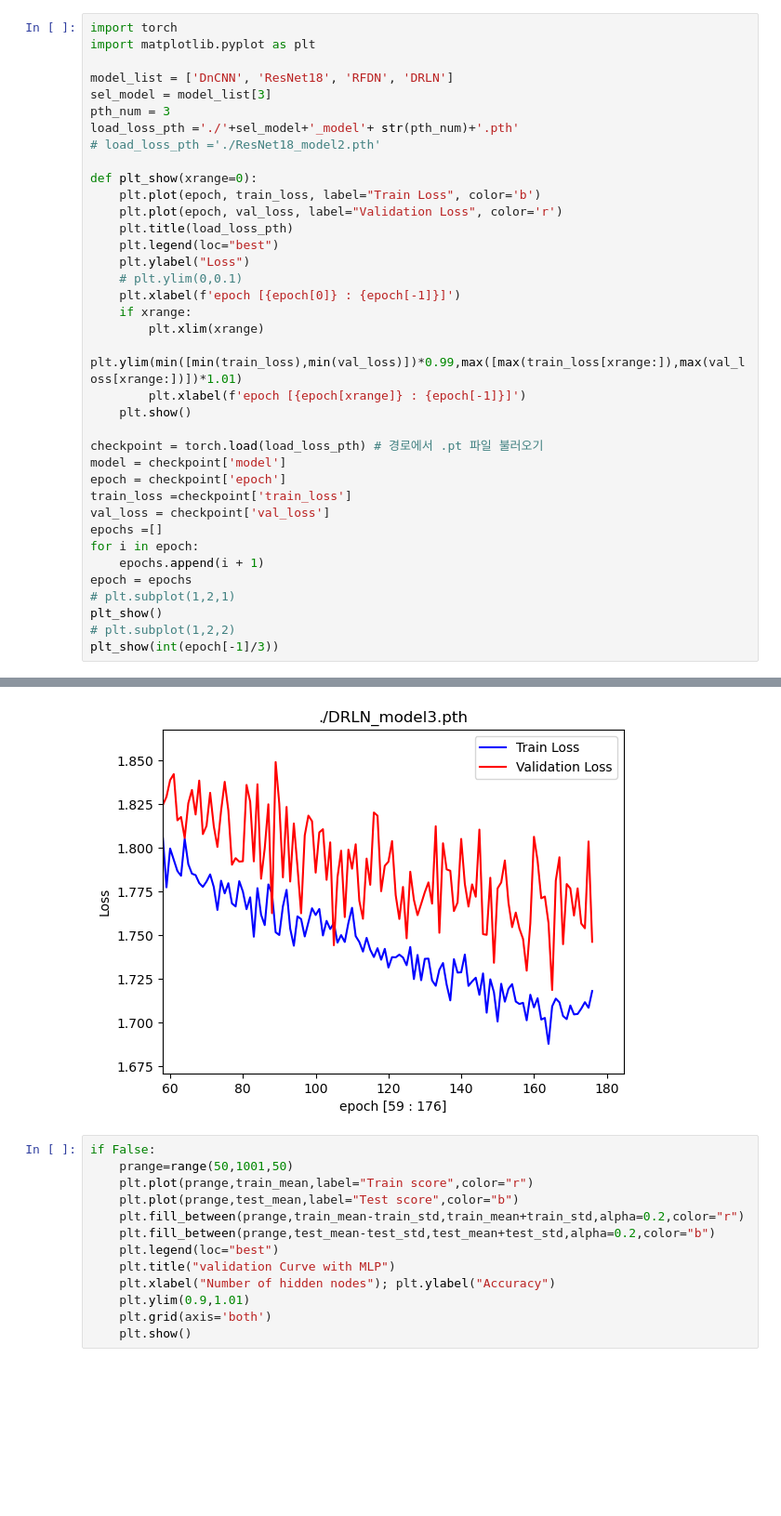
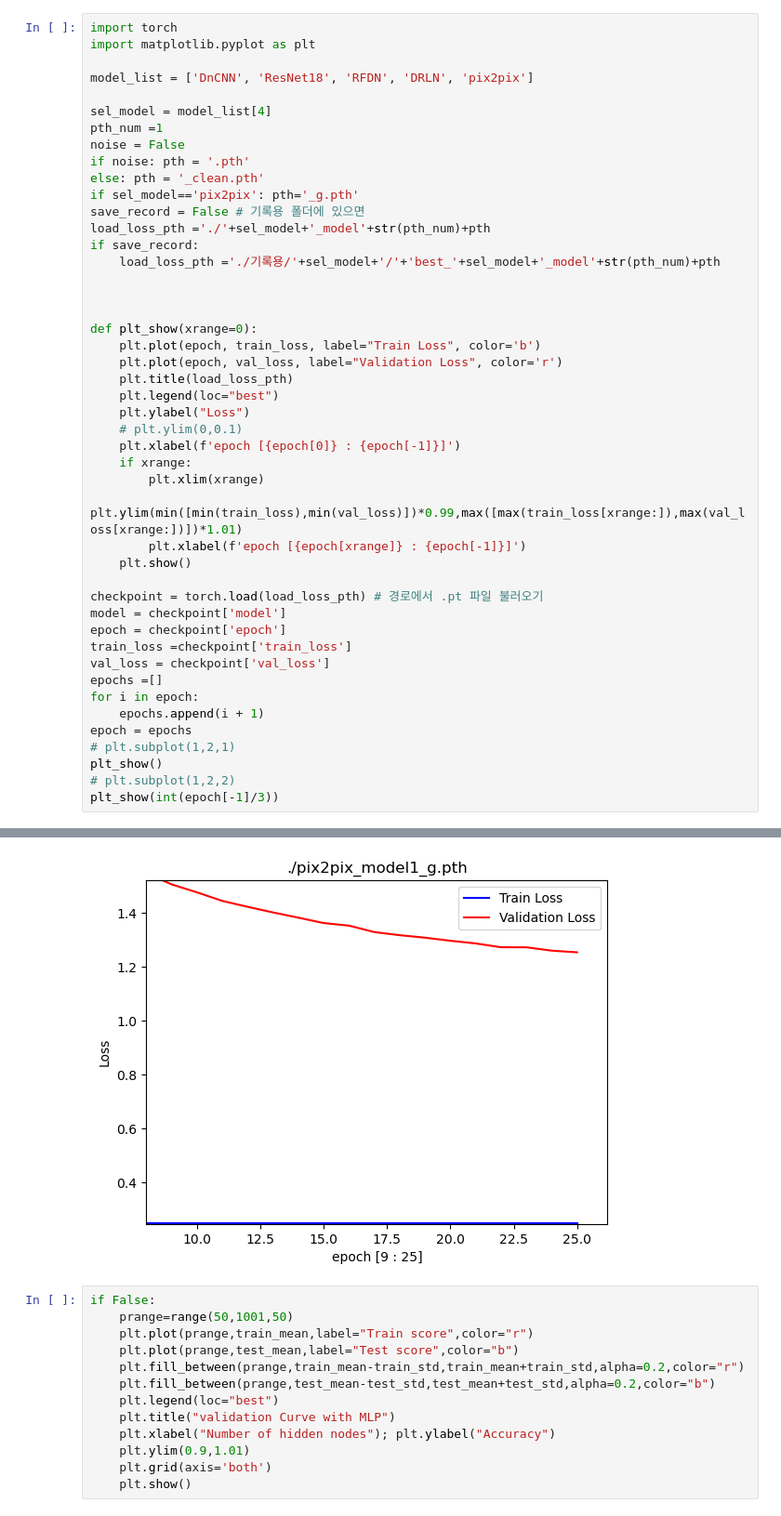
Before and after one commit to joohyun7u/mlp_compitition, a Jupyter notebook: cjh/loss/loss_visual.ipynb, the cells around one changed output, grey strips where cells are left out. Shown at 93% size. Drawn from its saved outputs; the diff is of its cells as text; blank space fills up the shorter version.

```diff
--- a/cjh/loss/loss_visual.ipynb
+++ b/cjh/loss/loss_visual.ipynb
@@ -2,11 +2,20 @@
 import torch
 import matplotlib.pyplot as plt
 
-model_list = ['DnCNN', 'ResNet18', 'RFDN', 'DRLN']
-sel_model = model_list[3]
-pth_num = 3
-load_loss_pth ='./'+sel_model+'_model'+ str(pth_num)+'.pth'
-# load_loss_pth ='./ResNet18_model2.pth'
+model_list = ['DnCNN', 'ResNet18', 'RFDN', 'DRLN', 'pix2pix']
+
+sel_model = model_list[4]
+pth_num =1
+noise = False
+if noise: pth = '.pth'
+else: pth = '_clean.pth'
+if sel_model=='pix2pix': pth='_g.pth'
+save_record = False # 기록용 폴더에 있으면
+load_loss_pth ='./'+sel_model+'_model'+str(pth_num)+pth
+if save_record:
+    load_loss_pth ='./기록용/'+sel_model+'/'+'best_'+sel_model+'_model'+str(pth_num)+pth
+
+
 
 def plt_show(xrange=0):
     plt.plot(epoch, train_loss, label="Train Loss", color='b')
@@ -40,4 +49,4 @@ plt_show(int(epoch[-1]/3))
-[figure, old version]
+[figure, new version]
 # %%
 if False:
     prange=range(50,1001,50)
```
Also changed, not shown: parts of 1 cell of this notebook, 26 other files.
